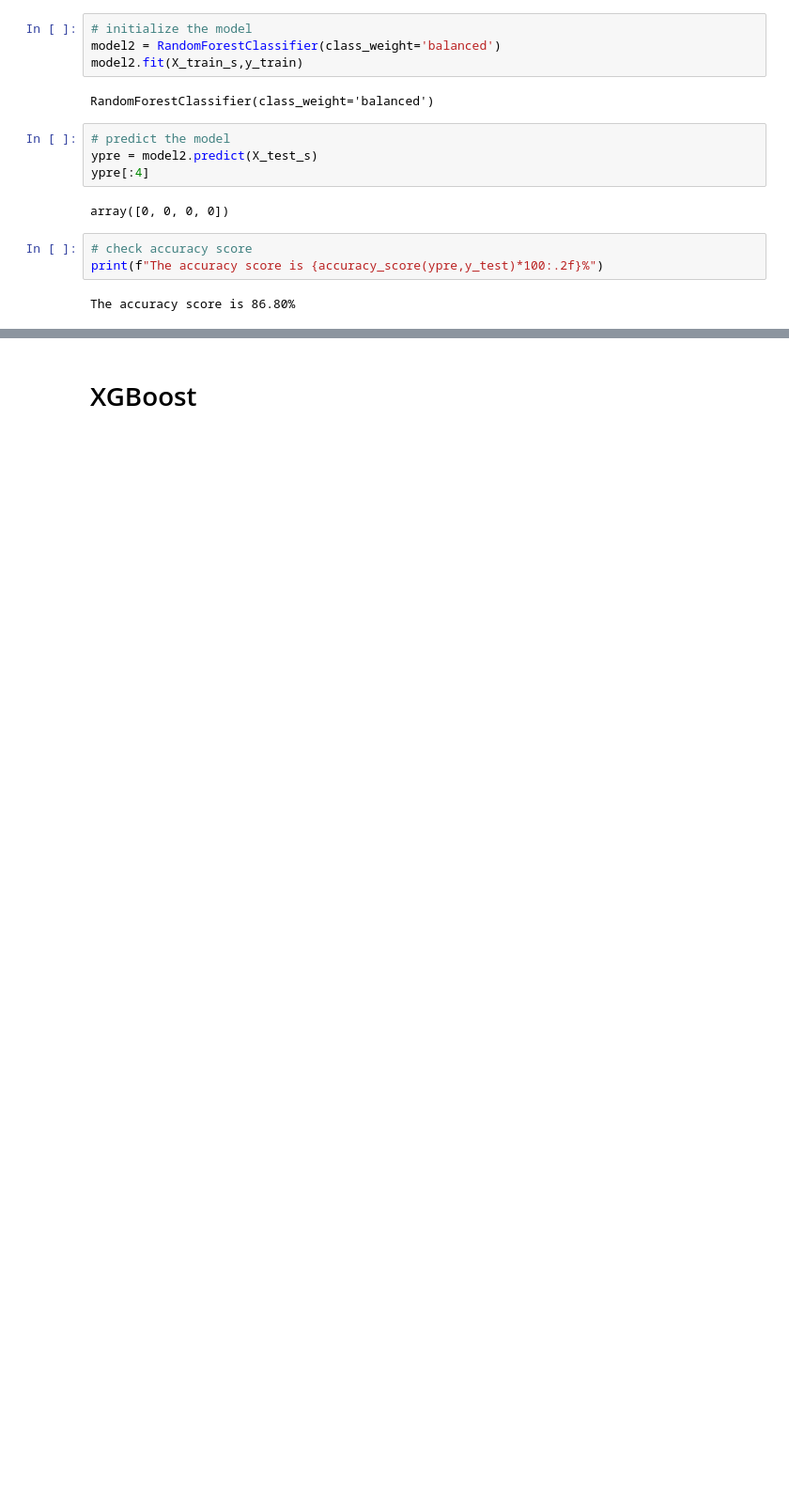
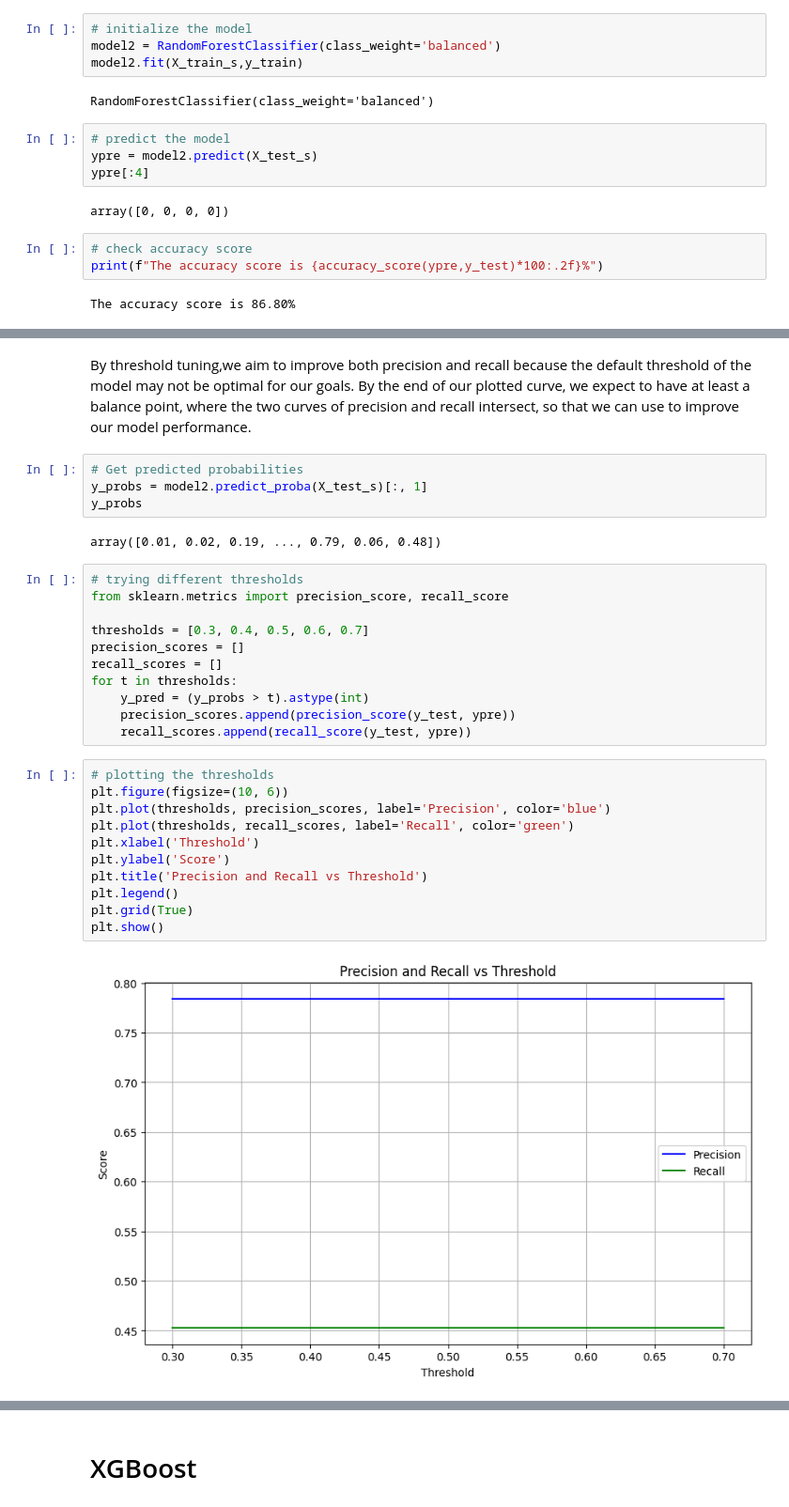
Before and after one commit to joyangelai/Customer-Churn-Prediction, a Jupyter notebook: CustomerChurnPrediction.ipynb, the cells around one changed output, grey strips where cells are left out. Shown at 94% size. Cells and saved outputs as stored; diff of their text form; blank space fills up the shorter version.

```diff
--- a/CustomerChurnPrediction.ipynb
+++ b/CustomerChurnPrediction.ipynb
@@ -567,0 +597,32 @@ weighted avg       0.86      0.87      0.85      2000
+# %% [markdown]
+By threshold tuning,we aim to improve both precision and recall because the default threshold of the model may not be optimal for our goals. By the end of our plotted curve, we expect to have at least a balance point, where the two curves of precision and recall intersect, so that we can use to improve our model performance.
+# %%
+# Get predicted probabilities
+y_probs = model2.predict_proba(X_test_s)[:, 1]
+y_probs
+# %% [output]
+array([0.01, 0.02, 0.19, ..., 0.79, 0.06, 0.48])
+# %%
+# trying different thresholds
+from sklearn.metrics import precision_score, recall_score
+
+thresholds = [0.3, 0.4, 0.5, 0.6, 0.7]
+precision_scores = []
+recall_scores = []
+for t in thresholds:
+    y_pred = (y_probs > t).astype(int)
+    precision_scores.append(precision_score(y_test, ypre))
+    recall_scores.append(recall_score(y_test, ypre))
+# %%
+# plotting the thresholds
+plt.figure(figsize=(10, 6))
+plt.plot(thresholds, precision_scores, label='Precision', color='blue')
+plt.plot(thresholds, recall_scores, label='Recall', color='green')
+plt.xlabel('Threshold')
+plt.ylabel('Score')
+plt.title('Precision and Recall vs Threshold')
+plt.legend()
+plt.grid(True)
+plt.show()
+# %% [output]
+[figure, added]
```
Also changed, not shown: parts of 21 cells of this notebook.
